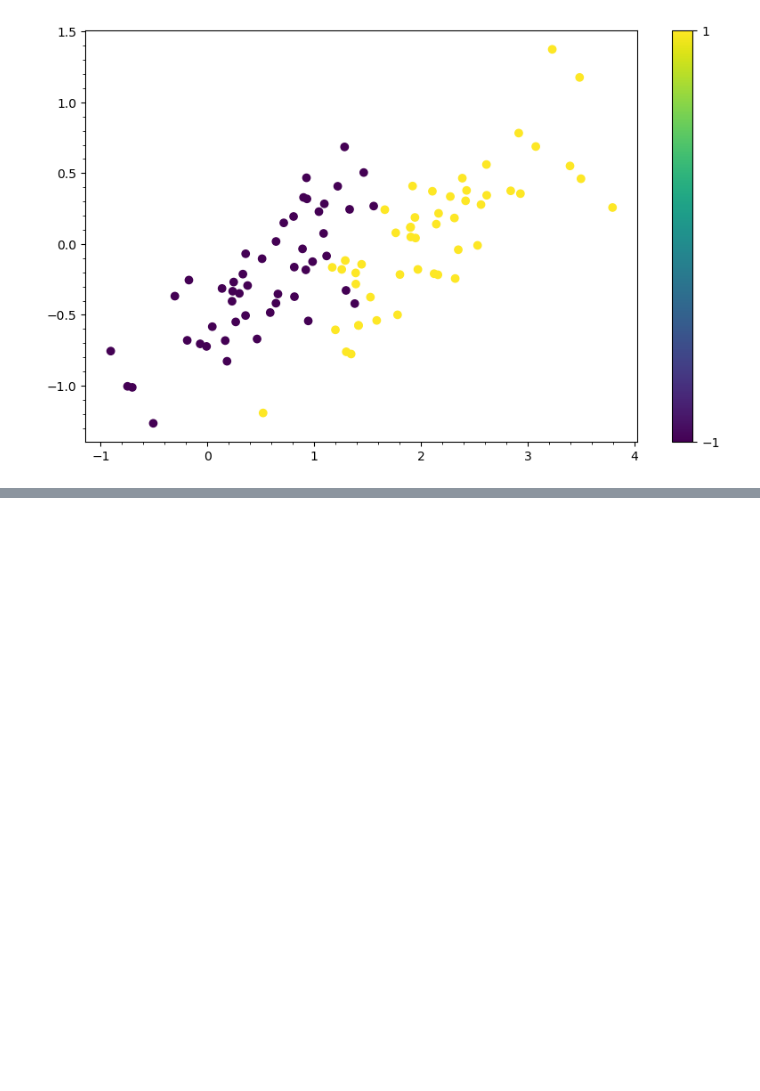
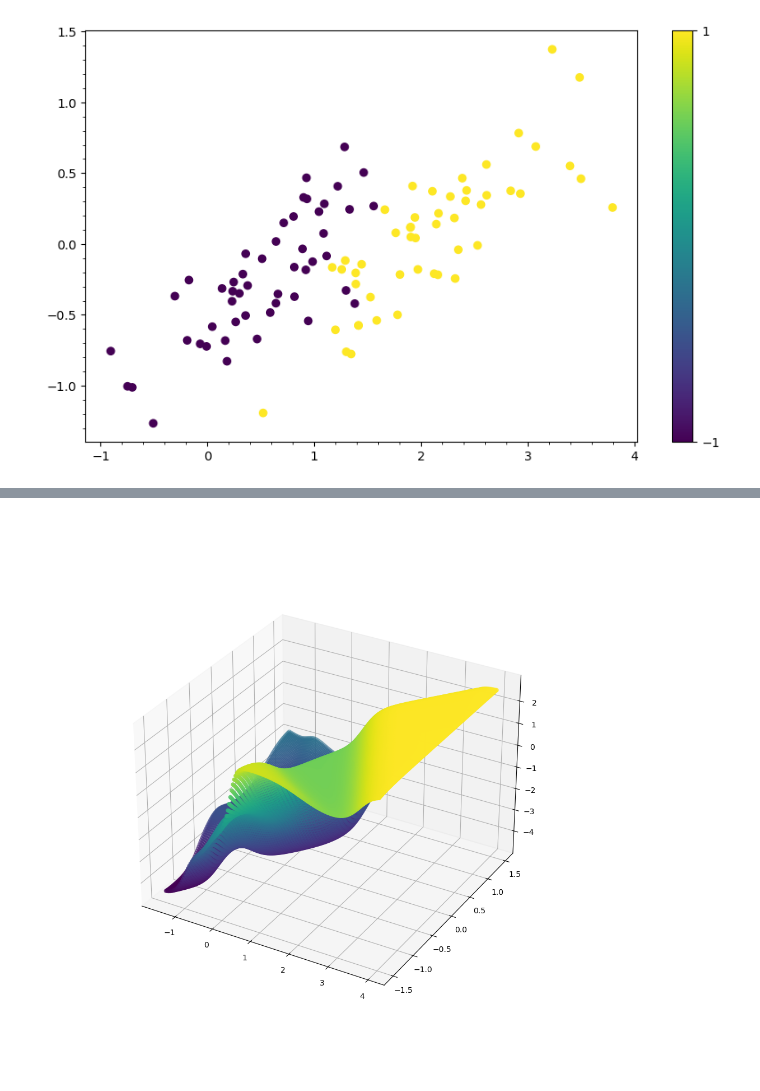
Before and after one commit to intellimath/mltools, a Jupyter notebook: notebooks/nn_classification_iris.ipynb, the cells around one changed output, grey strips where cells are left out. Cells and saved outputs as stored; diff of their text form; code cells hidden in the pictures; blank space fills up the shorter version.

```diff
--- a/notebooks/nn_classification_iris.ipynb
+++ b/notebooks/nn_classification_iris.ipynb
@@ -96,0 +78,7 @@ plt.show()
+# %%
+ax = plt.figure(figsize=(10,10)).add_subplot(projection='3d')
+ax.scatter(XX, YY, ZZ, c=ZZ, zdir='z')
+ax.contour(XX, YY, ZZ, colors='k', levels=[0], linewidths=2.0)
+plt.show()
+# %% [output]
+[figure, added]
```
Also changed, not shown: parts of 18 cells of this notebook, 26 other files.
